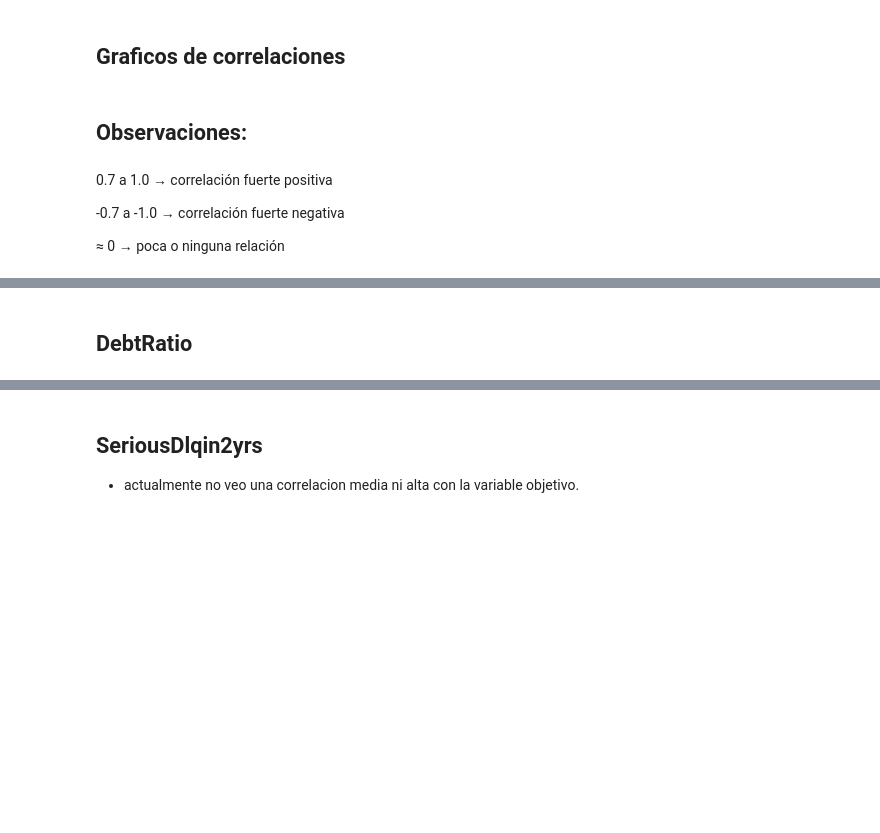
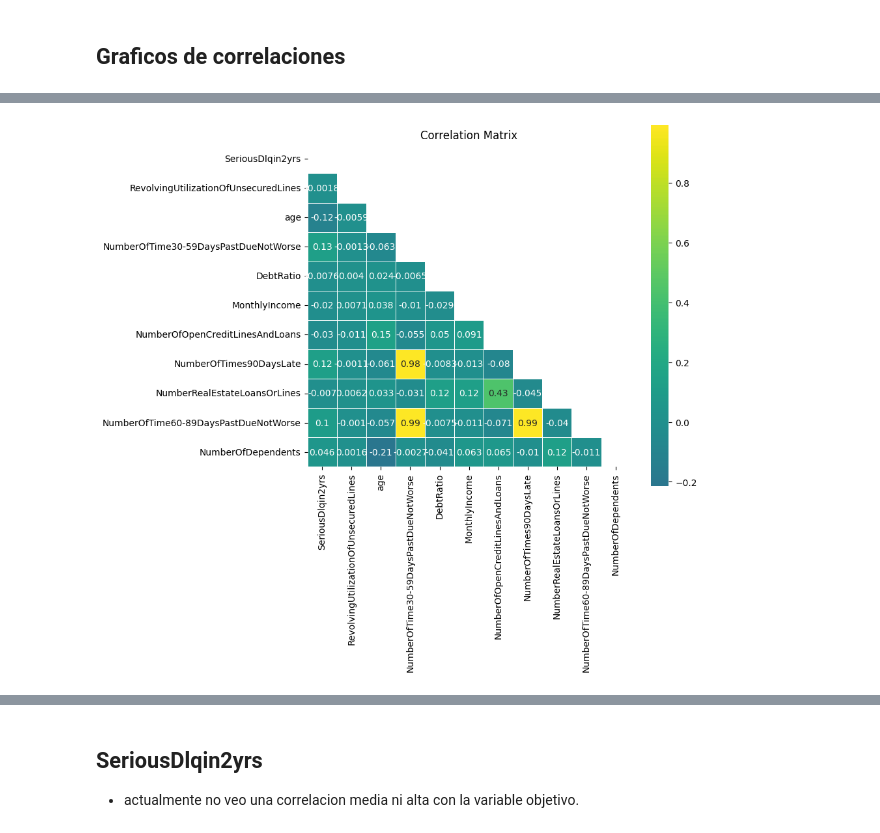
Before and after one commit to THEWACHER1103/analisis_crediticio, a Jupyter notebook: Analisis_crediticio.ipynb, the cells around one changed output, grey strips where cells are left out. Drawn from its saved outputs; the diff is of its cells as text; code cells hidden in the pictures; blank space fills up the shorter version.

```diff
--- a/Analisis_crediticio.ipynb
+++ b/Analisis_crediticio.ipynb
@@ -228,14 +228,6 @@ for col in columns:
 [figure]
 # %% [markdown]
 ## **Graficos de correlaciones**
-# %% [markdown]
-## Observaciones:
-# %% [markdown]
-0.7 a 1.0 → correlación fuerte positiva
-
--0.7 a -1.0 → correlación fuerte negativa
-
-≈ 0 → poca o ninguna relación
 # %%
 corr_matrix = df.corr()
 corr_matrix.round(3)
@@ -252,5 +244,22 @@ corr_matrix.round(3)
 | NumberRealEstateLoansOrLines | -0.007 | 0.006 | 0.033 | -0.031 | 0.120 | 0.125 | ... |
 | NumberOfTime60-89DaysPastDueNotWorse | 0.102 | -0.001 | -0.057 | 0.987 | -0.008 | -0.011 | ... |
 | NumberOfDependents | 0.046 | 0.002 | -0.213 | -0.003 | -0.041 | 0.063 | ... |
-# %% [markdown]
-## DebtRatio
+# %%
+plt.figure(figsize=(8,9))
+
+#corr_matrix = df.drop(columns=['age_group']).corr()
+mask = np.triu(np.ones_like(corr_matrix, dtype=bool))
+sns.heatmap(
+    data=corr_matrix,
+    annot=True,
+    mask=mask,
+    cmap="viridis",
+    center=0,
+    square=True,
+    linewidths=0.5,
+    cbar_kws={"shrink": 0.8}
+)
+plt.title('Correlation Matrix')
+plt.show()
+# %% [output]
+[figure, added]
```
Also changed, not shown: parts of 21 cells of this notebook.
